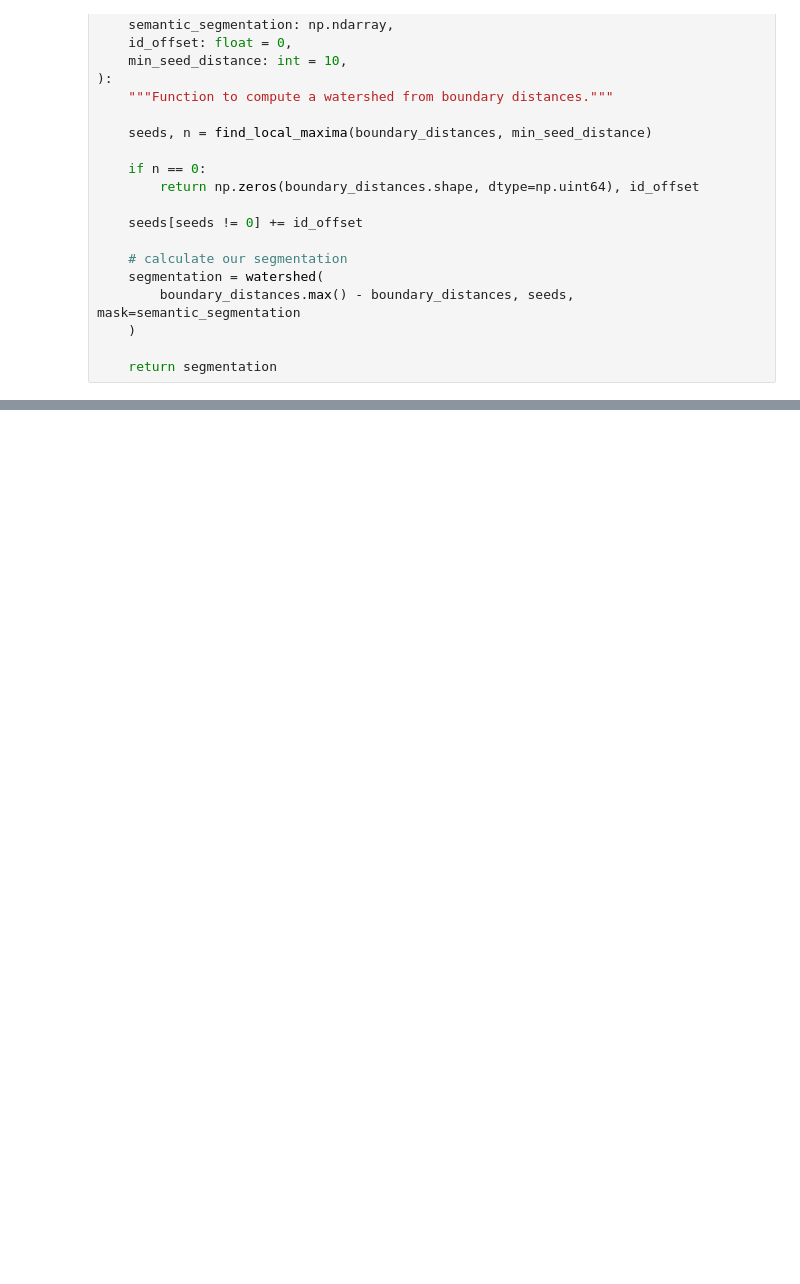
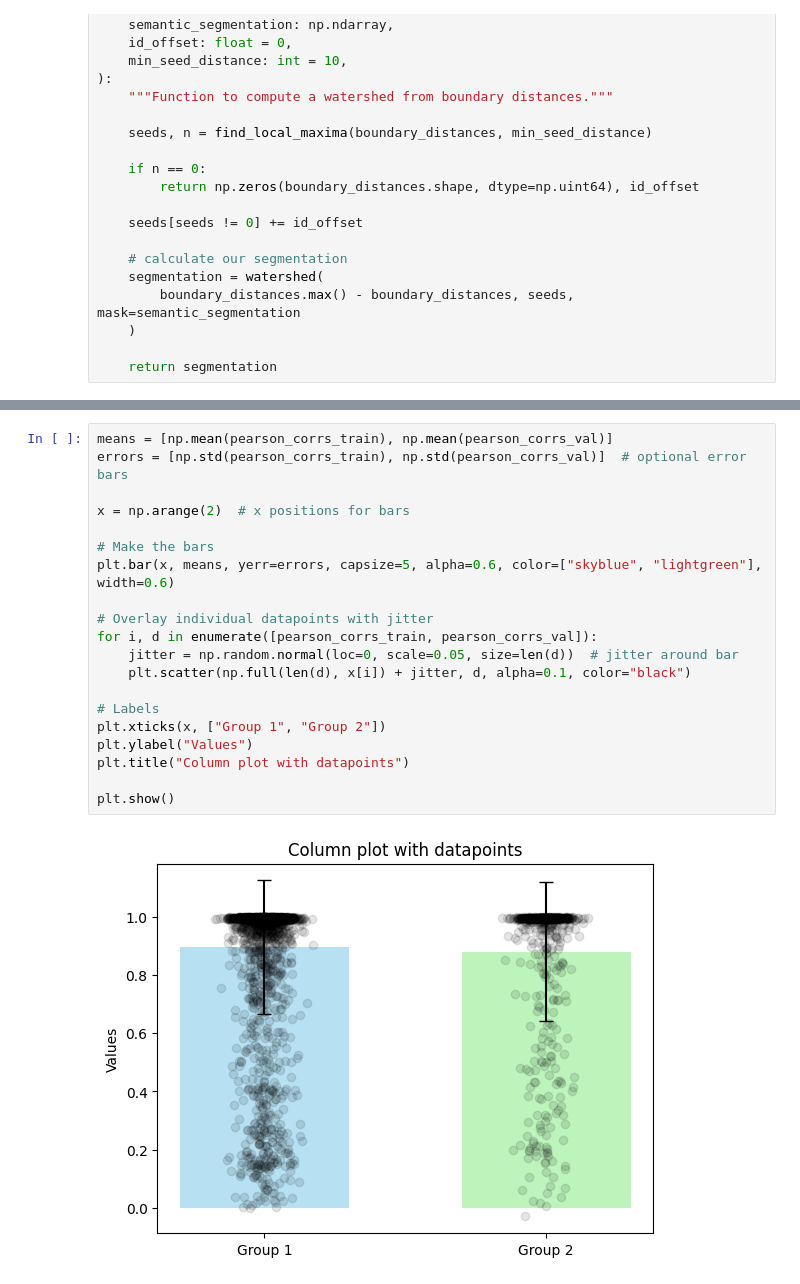
Before and after one commit to LDM-labstuff/masketeers, a Jupyter notebook: notebooks/nft_pb_dataloader.ipynb, the cells around one changed output, grey strips where cells are left out. Cells and saved outputs as stored; diff of their text form; blank space fills up the shorter version.

```diff
--- a/notebooks/nft_pb_dataloader.ipynb
+++ b/notebooks/nft_pb_dataloader.ipynb
@@ -937,0 +964,22 @@ Mean Pearson's Correlation Coefficient is 0.9376080238290463.
+# %%
+means = [np.mean(pearson_corrs_train), np.mean(pearson_corrs_val)]
+errors = [np.std(pearson_corrs_train), np.std(pearson_corrs_val)]  # optional error bars
+
+x = np.arange(2)  # x positions for bars
+
+# Make the bars
+plt.bar(x, means, yerr=errors, capsize=5, alpha=0.6, color=["skyblue", "lightgreen"], width=0.6)
+
+# Overlay individual datapoints with jitter
+for i, d in enumerate([pearson_corrs_train, pearson_corrs_val]):
+    jitter = np.random.normal(loc=0, scale=0.05, size=len(d))  # jitter around bar
+    plt.scatter(np.full(len(d), x[i]) + jitter, d, alpha=0.1, color="black")
+
+# Labels
+plt.xticks(x, ["Group 1", "Group 2"])
+plt.ylabel("Values")
+plt.title("Column plot with datapoints")
+
+plt.show()
+# %% [output]
+[figure, added]
```
Also changed, not shown: parts of 16 cells of this notebook.
